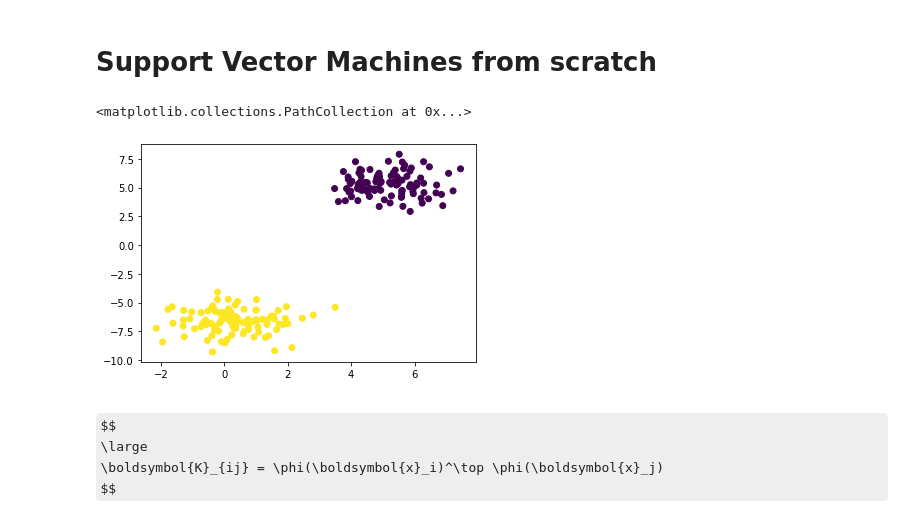
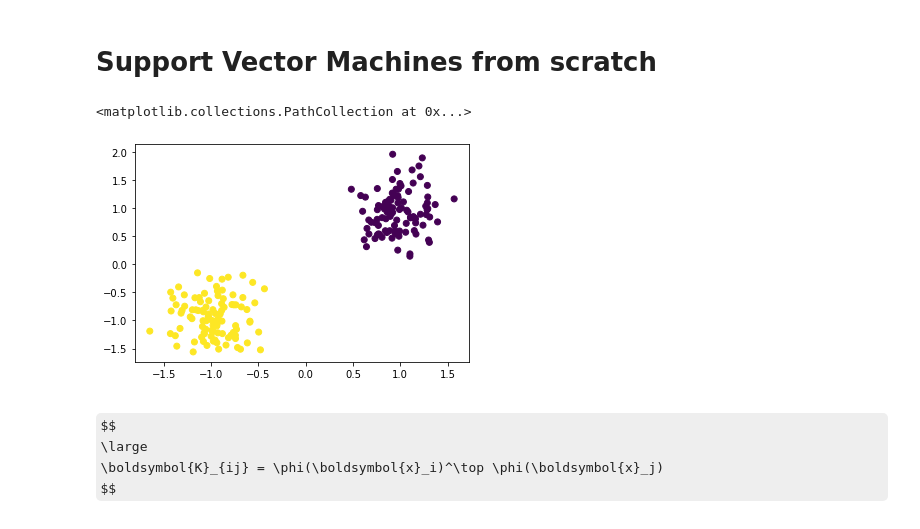
Before and after one commit to ConsciousML/SVM-from-scratch, a Jupyter notebook: Support Vector Machines.ipynb, the cells around one changed output. Saved outputs shown, nothing was run; the diff lists cells and outputs as text; code cells hidden in the pictures; some formulas as TeX source.

Commit message:
change cluster std

```diff
--- a/Support Vector Machines.ipynb
+++ b/Support Vector Machines.ipynb
@@ -10,14 +10,17 @@ from cvxopt import solvers as solver
 from sklearn.datasets import make_blobs
 from sklearn.preprocessing import StandardScaler
 # %%
-X, y = make_blobs(n_samples=200, n_features=2, centers=2)
+X, y = make_blobs(n_samples=200, n_features=2, centers=2, center_box=(-15, 15), cluster_std=2)
 y[y == 0] = -1
 y = y.astype(float)
+
+st = StandardScaler()
+X_s = st.fit_transform(X)
 # %%
-plt.scatter(X[:, 0], X[:, 1], c=y)
+plt.scatter(X_s[:, 0], X_s[:, 1], c=y)
 # %% [output]
 <matplotlib.collections.PathCollection at 0x...>
-[figure, old version]
+[figure, new version]
 # %% [markdown]
 $$
     \large
```
Also changed, not shown: parts of 2 cells of this notebook.
